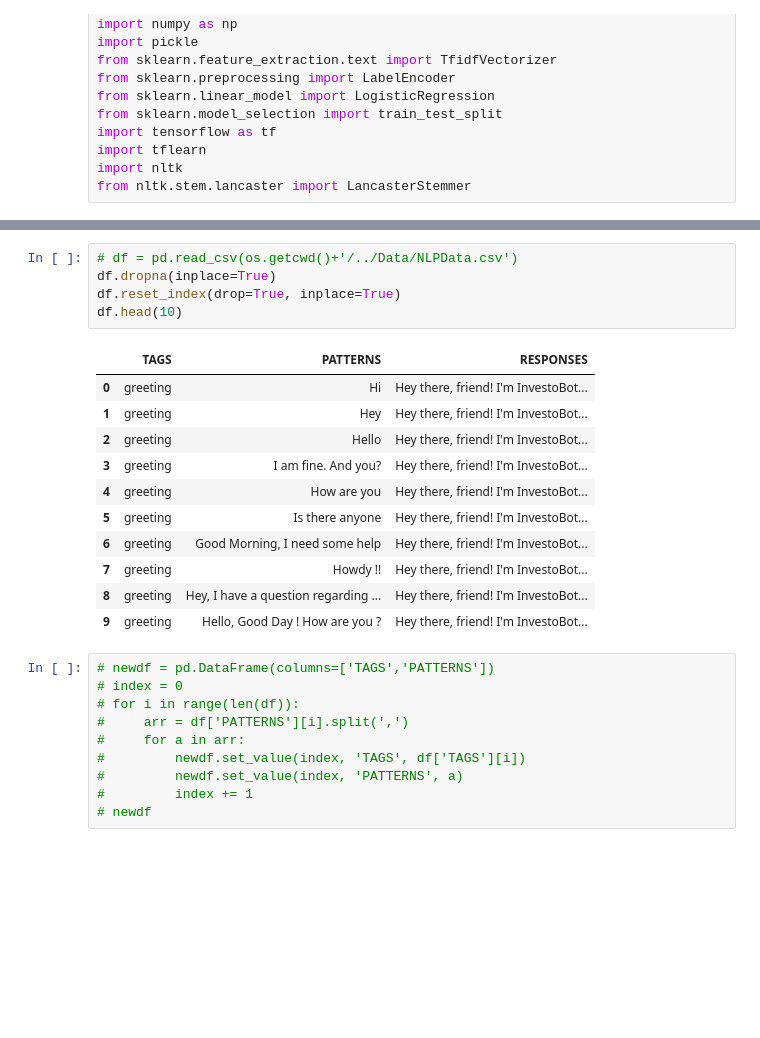
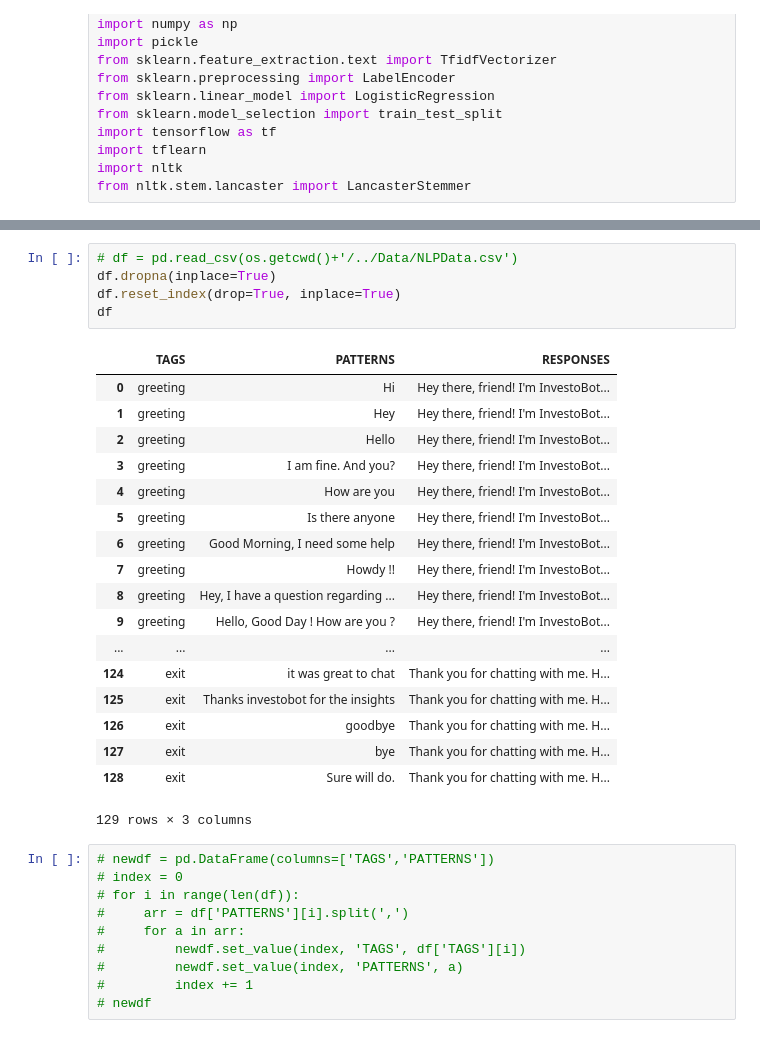
Before and after one commit to gaurangdavda/InvestoBot, a Jupyter notebook: Training/NLPTraining.ipynb, the cells around one changed output, grey strips where cells are left out. Saved outputs shown, nothing was run; the diff lists cells and outputs as text; blank space fills up the shorter version.

```diff
--- a/Training/NLPTraining.ipynb
+++ b/Training/NLPTraining.ipynb
@@ -48,20 +48,27 @@ df
 # %%
 # df = pd.read_csv(os.getcwd()+'/../Data/NLPData.csv')
 df.dropna(inplace=True)
 df.reset_index(drop=True, inplace=True)
-df.head(10)
+df
 # %% [output]
 |  | TAGS | PATTERNS | RESPONSES |
 | 0 | greeting | Hi | Hey there, friend! I'm InvestoBot... |
 | 1 | greeting | Hey | Hey there, friend! I'm InvestoBot... |
 | 2 | greeting | Hello | Hey there, friend! I'm InvestoBot... |
 | 3 | greeting | I am fine. And you? | Hey there, friend! I'm InvestoBot... |
 | 4 | greeting | How are you | Hey there, friend! I'm InvestoBot... |
 | 5 | greeting | Is there anyone | Hey there, friend! I'm InvestoBot... |
 | 6 | greeting | Good Morning, I need some help | Hey there, friend! I'm InvestoBot... |
 | 7 | greeting | Howdy !! | Hey there, friend! I'm InvestoBot... |
 | 8 | greeting | Hey, I have a question regarding ... | Hey there, friend! I'm InvestoBot... |
 | 9 | greeting | Hello, Good Day ! How are you ? | Hey there, friend! I'm InvestoBot... |
+| ... | ... | ... | ... |
+| 124 | exit | it was great to chat | Thank you for chatting with me. H... |
+| 125 | exit | Thanks investobot for the insights | Thank you for chatting with me. H... |
+| 126 | exit | goodbye | Thank you for chatting with me. H... |
+| 127 | exit | bye | Thank you for chatting with me. H... |
+| 128 | exit | Sure will do. | Thank you for chatting with me. H... |
+129 rows × 3 columns
 # %%
 # newdf = pd.DataFrame(columns=['TAGS','PATTERNS'])
 # index = 0
```
Also changed, not shown: parts of 10 cells of this notebook, 16 other files.
